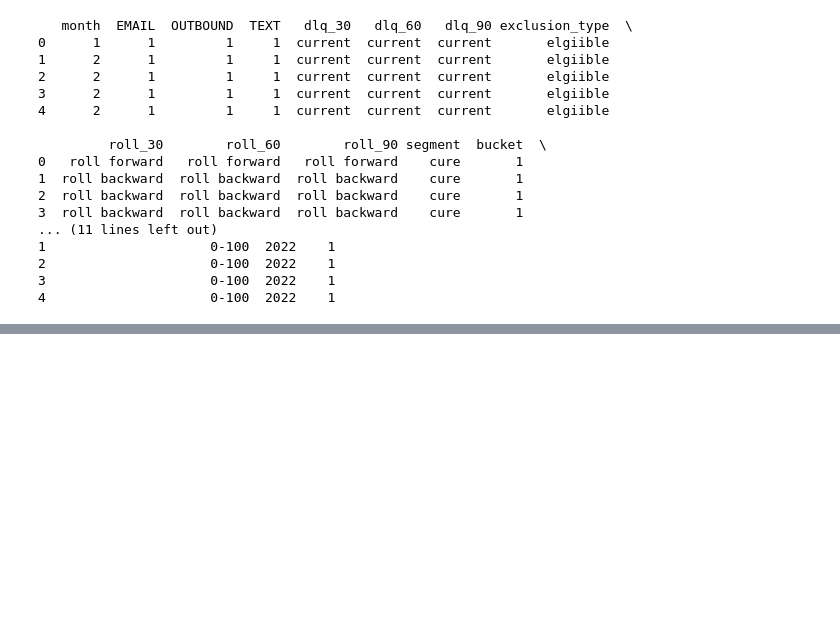
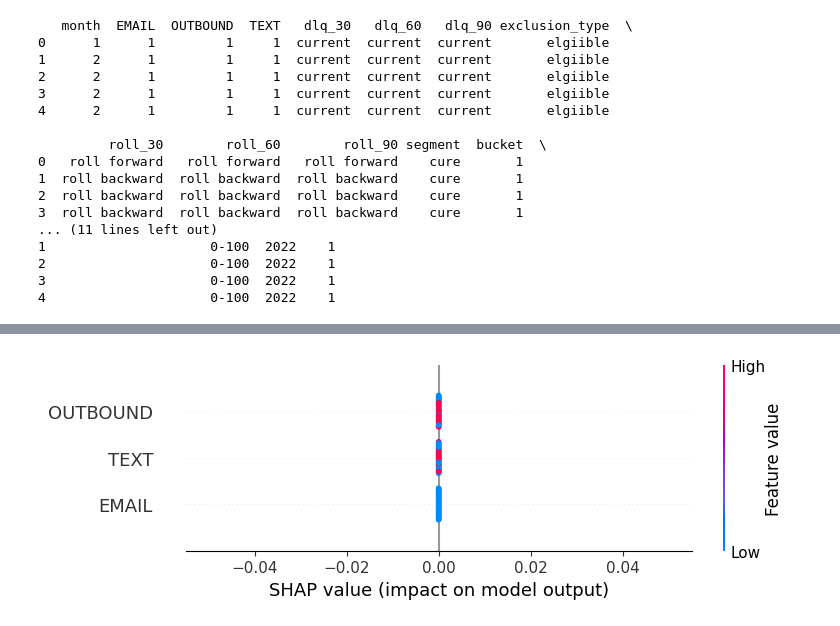
Before and after one commit to ghadfield32/interaction_channel_neural_network, a Jupyter notebook: ml_models_from_preprocessed.ipynb, the cells around one changed output, grey strips where cells are left out. Saved outputs shown, nothing was run; the diff lists cells and outputs as text; code cells hidden in the pictures; blank space fills up the shorter version.

```diff
--- a/ml_models_from_preprocessed.ipynb
+++ b/ml_models_from_preprocessed.ipynb
@@ -348,0 +405,11 @@ plt.show()
+# %%
+selected_features = ['EMAIL', 'TEXT', 'OUTBOUND']
+selected_feature_indices = [all_feature_names.tolist().index(feature) for feature in selected_features]
+
+# Extracting only the SHAP values for selected features
+selected_shap_values = shap_values[:, selected_feature_indices]
+
+# Plotting SHAP values for the selected features
+shap.summary_plot(selected_shap_values, X_test[:, selected_feature_indices], feature_names=selected_features)
+# %% [output]
+[figure, added]
```
Also changed, not shown: parts of 8 cells of this notebook.
